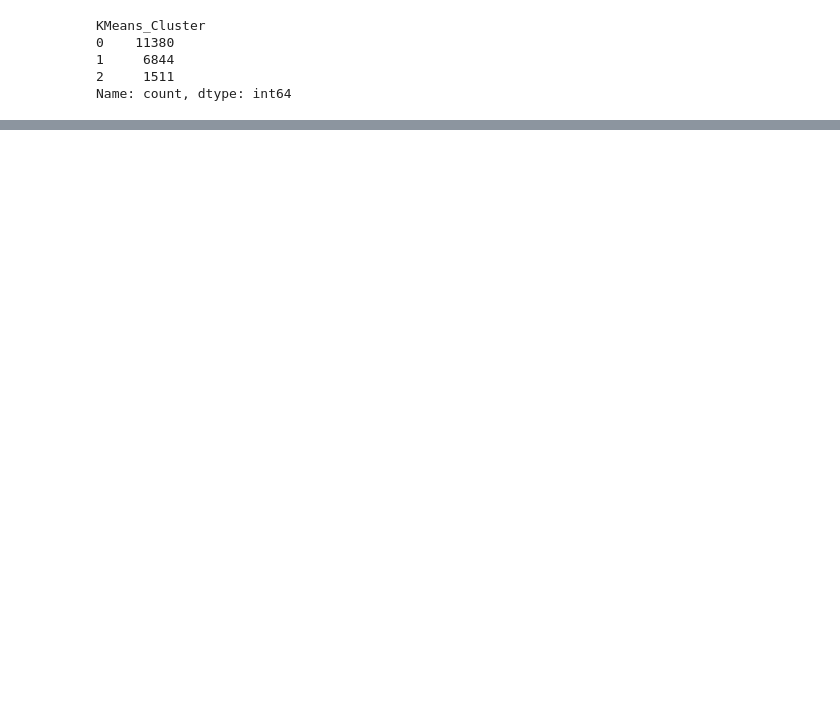
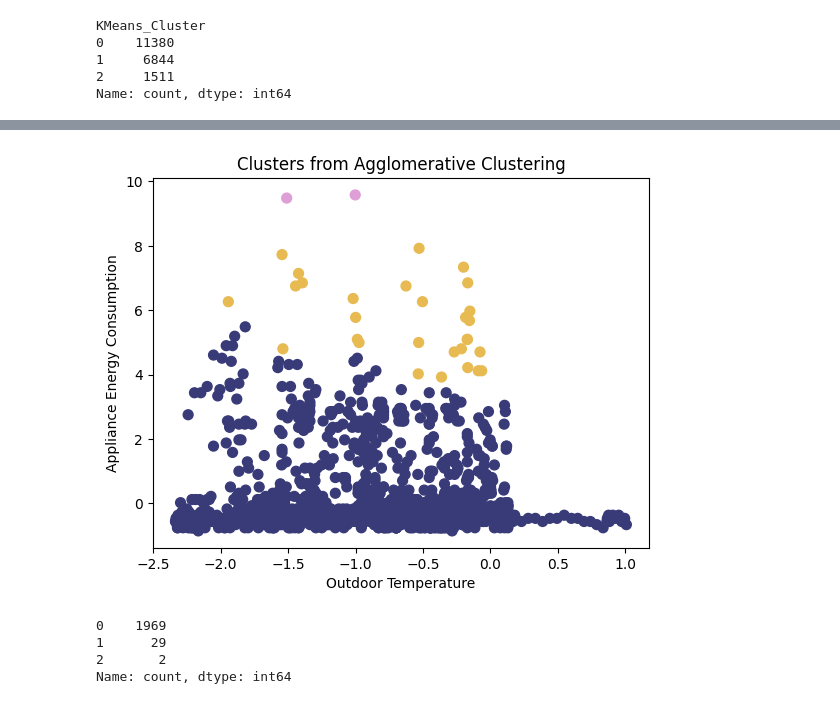
Before and after one commit to pericles-1995/CA1-2026193, a Jupyter notebook: CA2 ML.ipynb, the cells around one changed output, grey strips where cells are left out. Cells and saved outputs as stored; diff of their text form; code cells hidden in the pictures; blank space fills up the shorter version.

```diff
--- a/CA2 ML.ipynb
+++ b/CA2 ML.ipynb
@@ -220,0 +258,23 @@ Name: count, dtype: int64
+# %%
+ac = AgglomerativeClustering(n_clusters=best_k, linkage='average')
+
+ac_clusters = ac.fit_predict(X_small)
+# %%
+plt.title("Clusters from Agglomerative Clustering")
+
+plt.scatter(X_small[:, 3], X_small[:, 0], c=ac_clusters, s=50, cmap='tab20b')
+
+plt.xlabel("Outdoor Temperature")
+
+plt.ylabel("Appliance Energy Consumption")
+
+plt.show()
+# %% [output]
+[figure, added]
+# %%
+print(pd.Series(ac_clusters).value_counts())
+# %% [output]
+0    1969
+1      29
+2       2
+Name: count, dtype: int64
```
Also changed, not shown: parts of 12 cells of this notebook.
